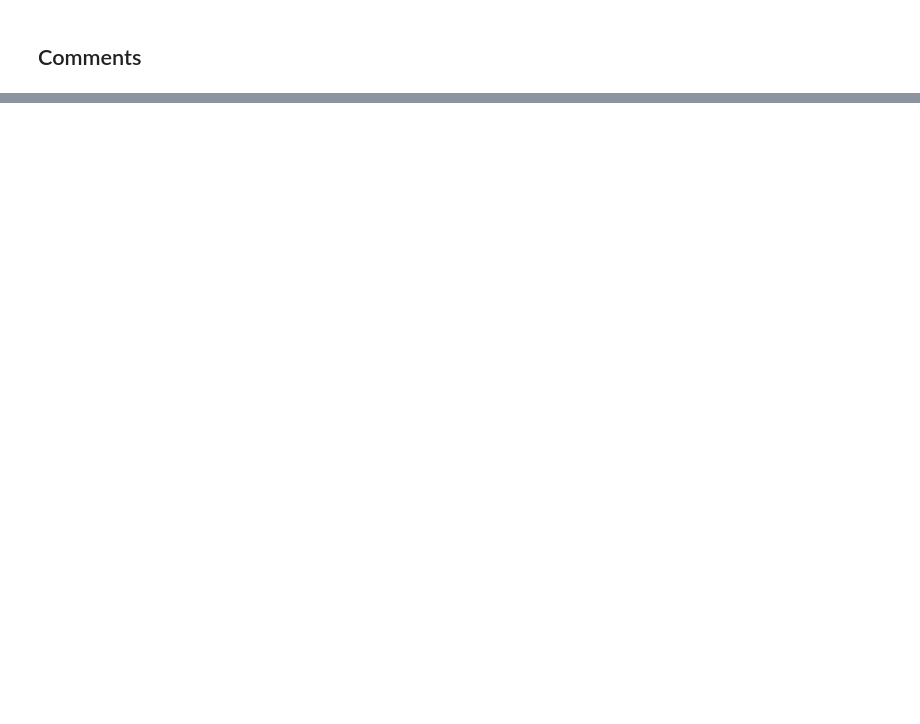
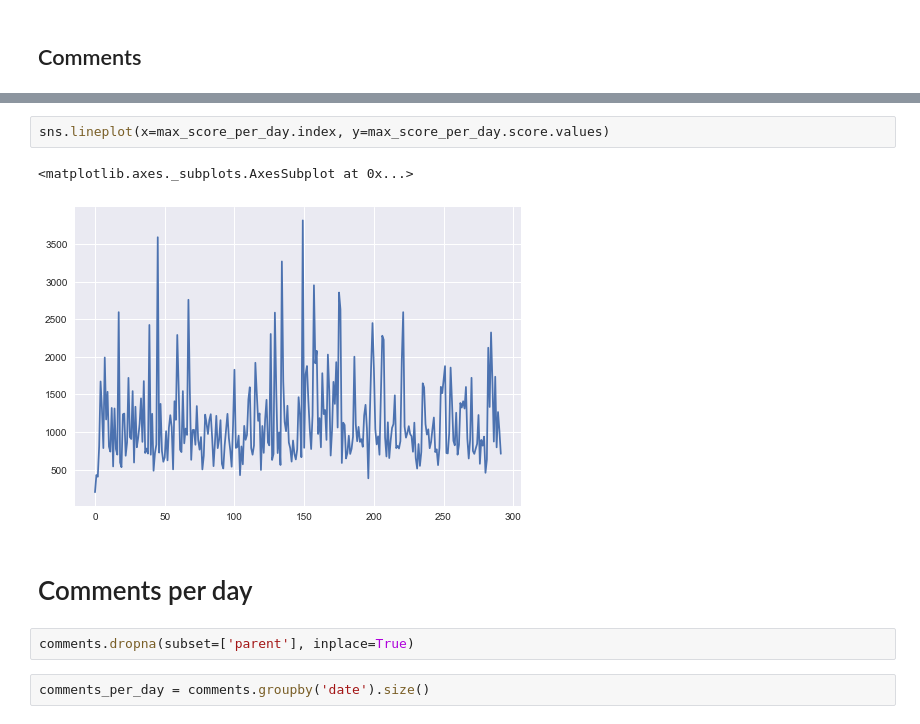
Before and after one commit to lukaszlaszczuk/whyr-2020-challenge1, a Jupyter notebook: notebooks/EDA.ipynb, the cells around one changed output, grey strips where cells are left out. Cells and saved outputs as stored; diff of their text form; blank space fills up the shorter version.

```diff
--- a/notebooks/EDA.ipynb
+++ b/notebooks/EDA.ipynb
@@ -30,0 +89,11 @@ comments.head()
+# %%
+sns.lineplot(x=max_score_per_day.index, y=max_score_per_day.score.values)
+# %% [output]
+<matplotlib.axes._subplots.AxesSubplot at 0x...>
+[figure, added]
+# %% [markdown]
+# Comments per day
+# %%
+comments.dropna(subset=['parent'], inplace=True)
+# %%
+comments_per_day = comments.groupby('date').size()
```
Also changed, not shown: parts of 36 cells of this notebook, 2 other files.
